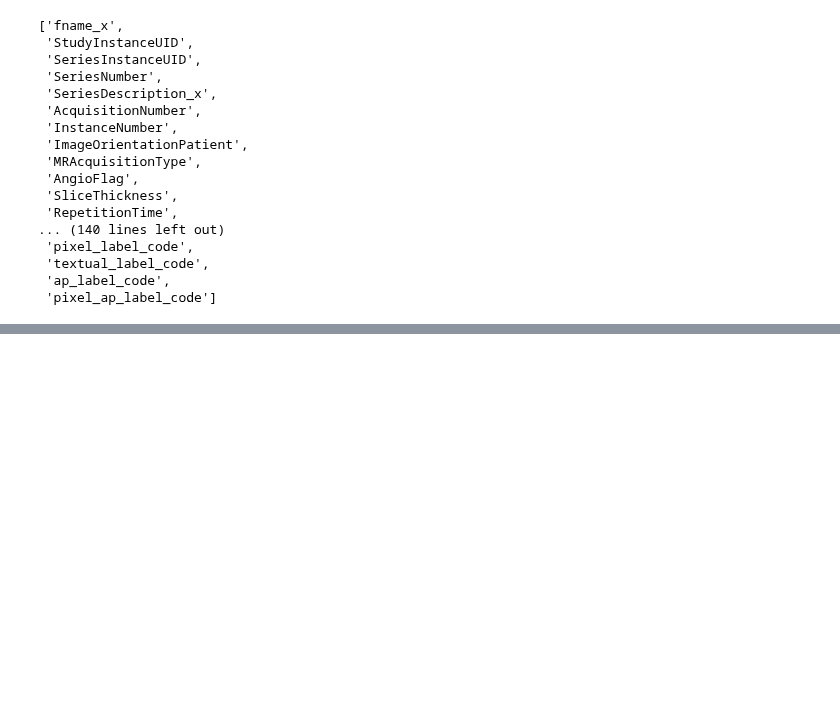
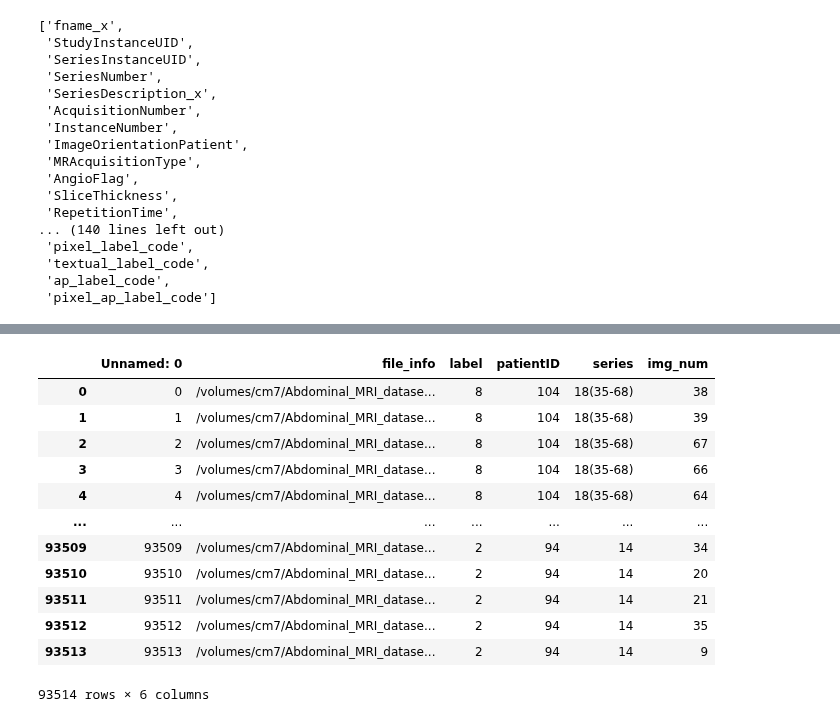
Before and after one commit to mille055/stanford_project, a Jupyter notebook: notebooks/AIPI540_IP_fusion_classifier.ipynb, the cells around one changed output, grey strips where cells are left out. Cells and saved outputs as stored; diff of their text form; code cells hidden in the pictures; blank space fills up the shorter version.

```diff
--- a/notebooks/AIPI540_IP_fusion_classifier.ipynb
+++ b/notebooks/AIPI540_IP_fusion_classifier.ipynb
@@ -113,2 +152,17 @@ train.columns.tolist()
 # %%
-label_df = pd.read_csv('/content/AIPI540_individual_project/data/cmm_labels.txt')
+trainids = pd.read_csv('/content/AIPI540_individual_project/data/trainfiles.csv')
+trainids
+# %% [output]
+|  | Unnamed: 0 | file_info | label | patientID | series | img_num |
+| 0 | 0 | /volumes/cm7/Abdominal_MRI_datase... | 8 | 104 | 18(35-68) | 38 |
+| 1 | 1 | /volumes/cm7/Abdominal_MRI_datase... | 8 | 104 | 18(35-68) | 39 |
+| 2 | 2 | /volumes/cm7/Abdominal_MRI_datase... | 8 | 104 | 18(35-68) | 67 |
+| 3 | 3 | /volumes/cm7/Abdominal_MRI_datase... | 8 | 104 | 18(35-68) | 66 |
+| 4 | 4 | /volumes/cm7/Abdominal_MRI_datase... | 8 | 104 | 18(35-68) | 64 |
+| ... | ... | ... | ... | ... | ... | ... |
+| 93509 | 93509 | /volumes/cm7/Abdominal_MRI_datase... | 2 | 94 | 14 | 34 |
+| 93510 | 93510 | /volumes/cm7/Abdominal_MRI_datase... | 2 | 94 | 14 | 20 |
+| 93511 | 93511 | /volumes/cm7/Abdominal_MRI_datase... | 2 | 94 | 14 | 21 |
+| 93512 | 93512 | /volumes/cm7/Abdominal_MRI_datase... | 2 | 94 | 14 | 35 |
+| 93513 | 93513 | /volumes/cm7/Abdominal_MRI_datase... | 2 | 94 | 14 | 9 |
+93514 rows × 6 columns
```
Also changed, not shown: parts of 9 cells of this notebook.
